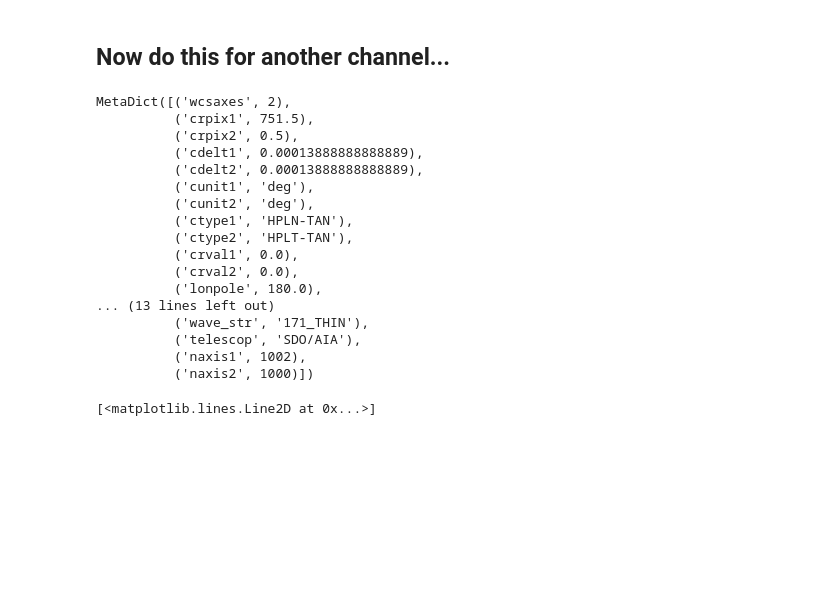
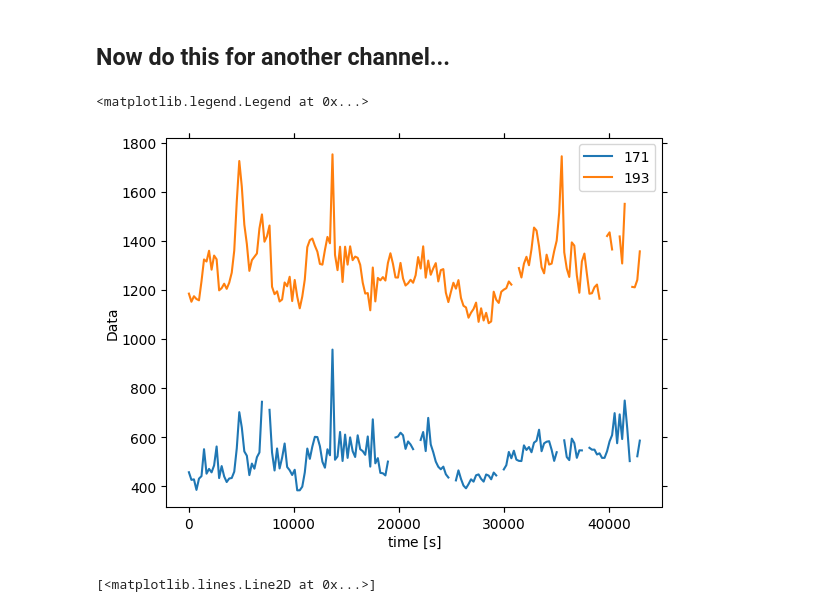
Before and after one commit to wtbarnes/scipy-2023-talk, a Jupyter notebook: sunpy-dask-demo.ipynb, the cells around one changed output. Saved outputs shown, nothing was run; the diff lists cells and outputs as text; code cells hidden in the pictures; blank space fills up the shorter version.

Commit message:
one more plot

```diff
--- a/sunpy-dask-demo.ipynb
+++ b/sunpy-dask-demo.ipynb
@@ -265,23 +263,10 @@ foo = cutouts_reprojected_171[0].result()
-# %%
-foo.meta
-# %% [output]
-MetaDict([('wcsaxes', 2),
-          ('crpix1', 751.5),
-          ('crpix2', 0.5),
-          ('cdelt1', 0.00013888888888889),
-          ('cdelt2', 0.00013888888888889),
-          ('cunit1', 'deg'),
-          ('cunit2', 'deg'),
-          ('ctype1', 'HPLN-TAN'),
-          ('ctype2', 'HPLT-TAN'),
-          ('crval1', 0.0),
-          ('crval2', 0.0),
-          ('lonpole', 180.0),
-... (13 lines left out)
-          ('wave_str', '171_THIN'),
-          ('telescop', 'SDO/AIA'),
-          ('naxis1', 1002),
-          ('naxis2', 1000)])
+# %%
+ax = cube_171[:,500,500].plot(label='171')
+cube_193[:,500,500].plot(axes=ax, label='193')
+ax.legend()
+# %% [output]
+<matplotlib.legend.Legend at 0x...>
+[figure, added]
 # %%
 quality_flags = client.gather(client.map(lambda x: x.meta['quality'], cutouts_193))
 # %%
```
Also changed, not shown: parts of 1 cell of this notebook.
